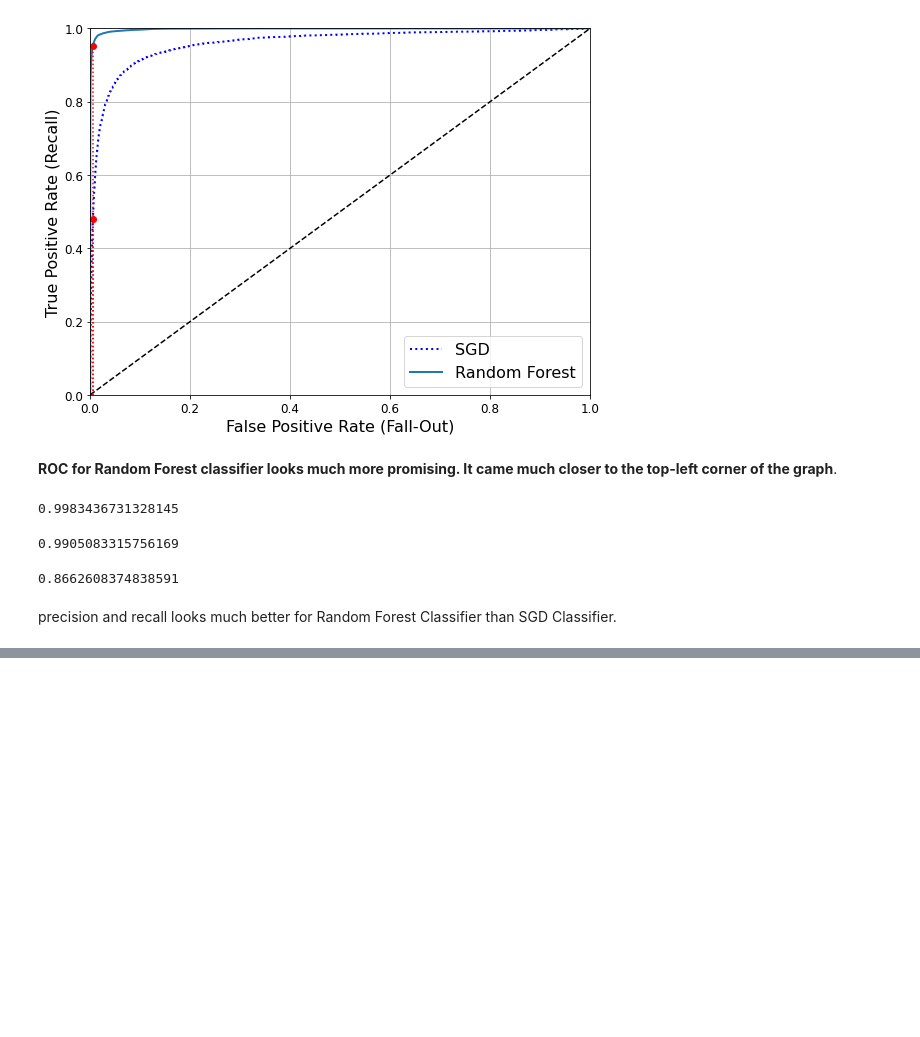
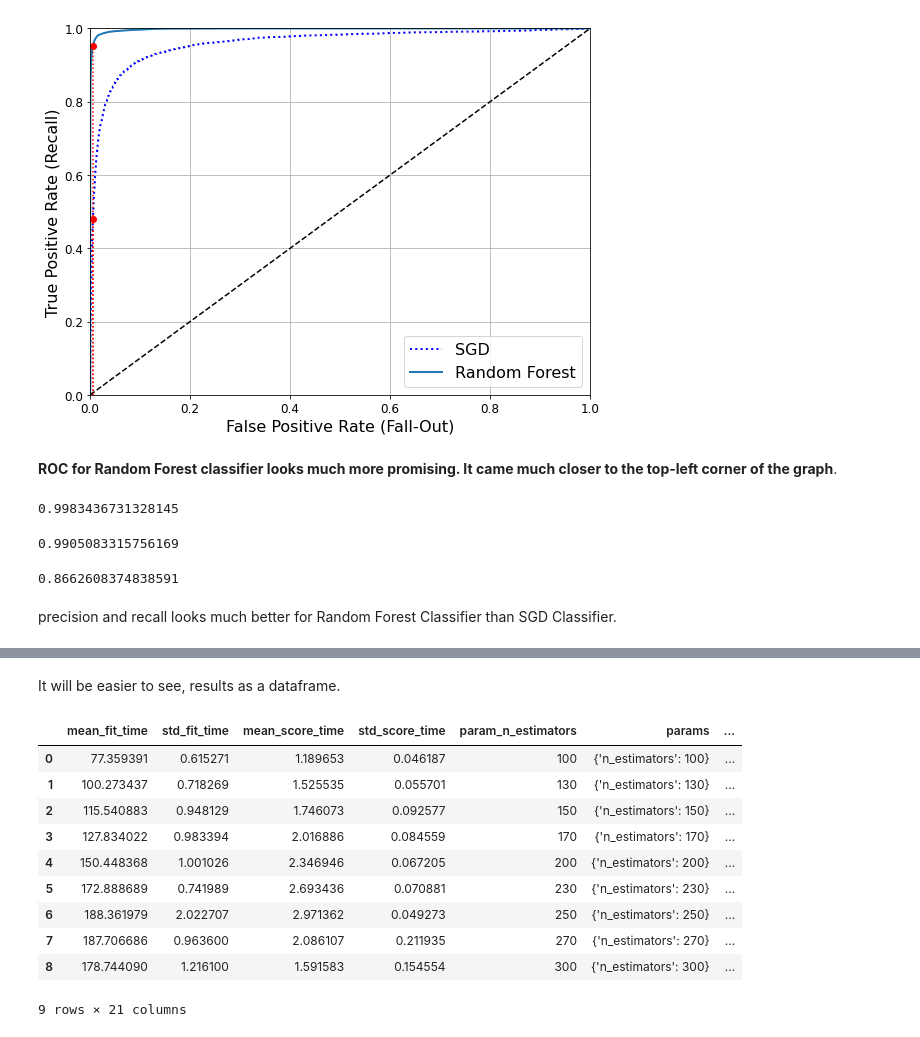
Before and after one commit to Smit6/mnist-classification, a Jupyter notebook: mnist-classification.ipynb, the cells around one changed output, grey strips where cells are left out. Drawn from its saved outputs; the diff is of its cells as text; code cells hidden in the pictures; blank space fills up the shorter version.

Commit message:
Updated mnist-classification.ipynb by adding Model selection, Hyperparameter tuning, Test and Conclusion sections.

```diff
--- a/mnist-classification.ipynb
+++ b/mnist-classification.ipynb
@@ -434,0 +437,6 @@ precision and recall looks much better for Random Forest Classifier than SGD Cla
+# %%
+forest_clf = RandomForestClassifier(n_estimators = 100, random_state = 42)
+forest_clf.fit(digits_train, labels_train)
+
+score = cross_val_score(forest_clf, digits_train, labels_train, cv = 5, n_jobs = -2)
+print('Accuracy : ', np.mean(score))
@@ -434,0 +454,24 @@ precision and recall looks much better for Random Forest Classifier than SGD Cla
+# %%
+from sklearn.model_selection import GridSearchCV
+
+import time
+
+param_grid = [
+    {
+        'n_estimators': [100, 130, 150, 170, 200, 230, 250, 270, 300]
+    }
+]
+
+start = time.time()
+
+forest_reg = RandomForestClassifier(random_state = 42)
+
+grid_search = GridSearchCV(forest_reg, param_grid, cv = 5,
+                               scoring = 'accuracy', n_jobs = -2,
+                               return_train_score = True)
+
+grid_search.fit(digits_train, labels_train)
+
+end = time.time()
+
+print('Time : ', end - start)
@@ -434,0 +504,16 @@ precision and recall looks much better for Random Forest Classifier than SGD Cla
+# %% [markdown]
+It will be easier to see, results as a dataframe.
+# %%
+pd.DataFrame(grid_search.cv_results_)
+# %% [output]
+|  | mean_fit_time | std_fit_time | mean_score_time | std_score_time | param_n_estimators | params | ... |
+| 0 | 77.359391 | 0.615271 | 1.189653 | 0.046187 | 100 | {'n_estimators': 100} | ... |
+| 1 | 100.273437 | 0.718269 | 1.525535 | 0.055701 | 130 | {'n_estimators': 130} | ... |
+| 2 | 115.540883 | 0.948129 | 1.746073 | 0.092577 | 150 | {'n_estimators': 150} | ... |
+| 3 | 127.834022 | 0.983394 | 2.016886 | 0.084559 | 170 | {'n_estimators': 170} | ... |
+| 4 | 150.448368 | 1.001026 | 2.346946 | 0.067205 | 200 | {'n_estimators': 200} | ... |
+| 5 | 172.888689 | 0.741989 | 2.693436 | 0.070881 | 230 | {'n_estimators': 230} | ... |
+| 6 | 188.361979 | 2.022707 | 2.971362 | 0.049273 | 250 | {'n_estimators': 250} | ... |
+| 7 | 187.706686 | 0.963600 | 2.086107 | 0.211935 | 270 | {'n_estimators': 270} | ... |
+| 8 | 178.744090 | 1.216100 | 1.591583 | 0.154554 | 300 | {'n_estimators': 300} | ... |
+9 rows × 21 columns
```
Also changed, not shown: parts of 23 cells of this notebook.
